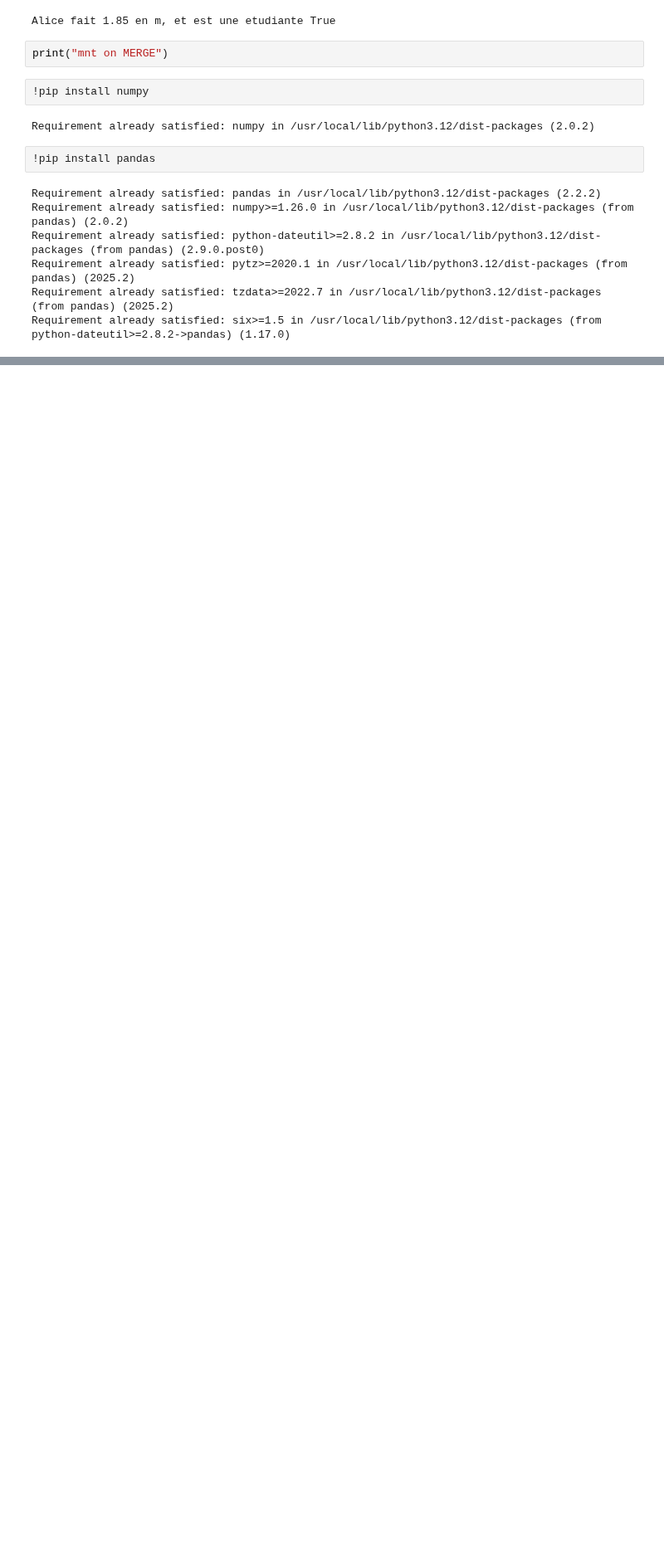
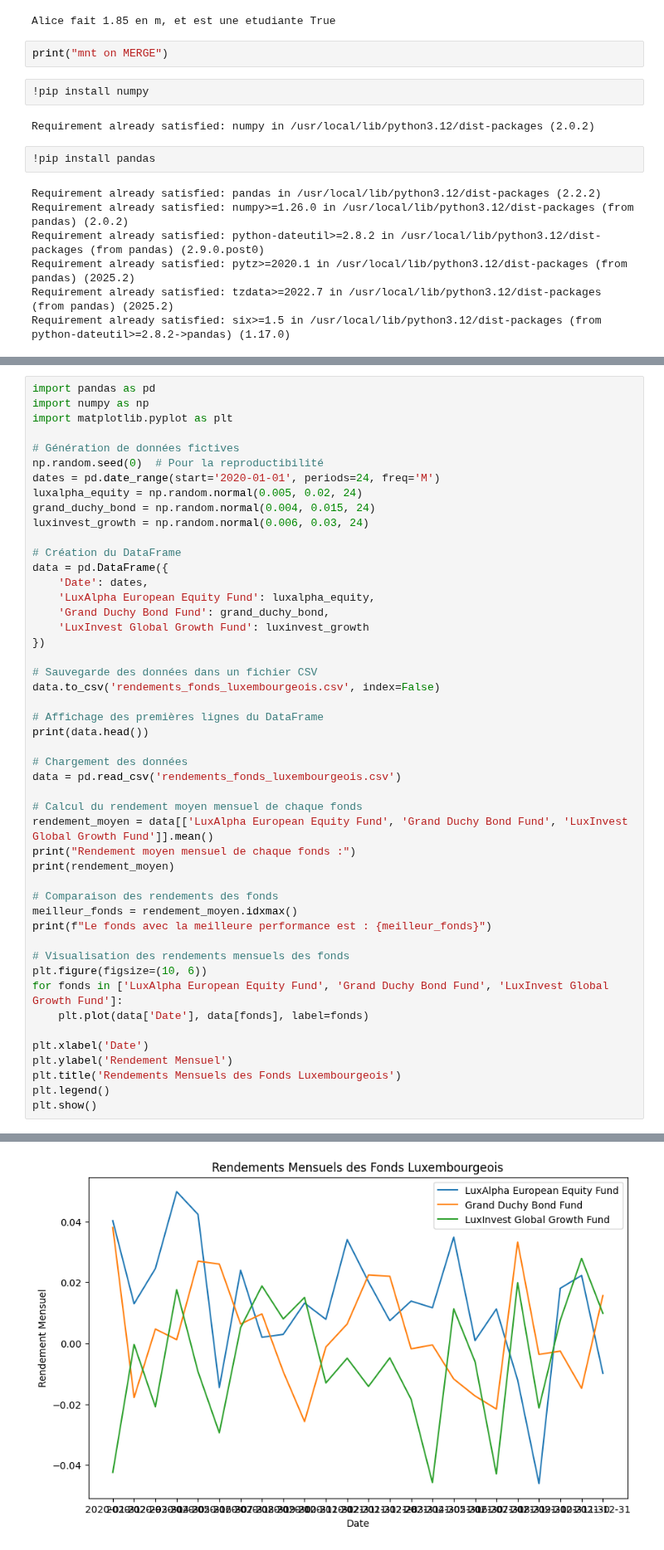
Before and after one commit to SitrakaZuLetzebuerg/ECM_DDEFI_2526_Cours1, a Jupyter notebook: Cours_1.ipynb, the cells around one changed output, grey strips where cells are left out. Shown at 83% size. Drawn from its saved outputs; the diff is of its cells as text; blank space fills up the shorter version.

```diff
--- a/Cours_1.ipynb
+++ b/Cours_1.ipynb
@@ -38,0 +88,49 @@ Requirement already satisfied: six>=1.5 in /usr/local/lib/python3.12/dist-packag
+# %%
+import pandas as pd
+import numpy as np
+import matplotlib.pyplot as plt
+
+# Génération de données fictives
+np.random.seed(0)  # Pour la reproductibilité
+dates = pd.date_range(start='2020-01-01', periods=24, freq='M')
+luxalpha_equity = np.random.normal(0.005, 0.02, 24)
+grand_duchy_bond = np.random.normal(0.004, 0.015, 24)
+luxinvest_growth = np.random.normal(0.006, 0.03, 24)
+
+# Création du DataFrame
+data = pd.DataFrame({
+    'Date': dates,
+    'LuxAlpha European Equity Fund': luxalpha_equity,
+    'Grand Duchy Bond Fund': grand_duchy_bond,
+    'LuxInvest Global Growth Fund': luxinvest_growth
+})
+
+# Sauvegarde des données dans un fichier CSV
+data.to_csv('rendements_fonds_luxembourgeois.csv', index=False)
+
+# Affichage des premières lignes du DataFrame
+print(data.head())
+
+# Chargement des données
+data = pd.read_csv('rendements_fonds_luxembourgeois.csv')
+
+# Calcul du rendement moyen mensuel de chaque fonds
+rendement_moyen = data[['LuxAlpha European Equity Fund', 'Grand Duchy Bond Fund', 'LuxInvest Global Growth Fund']].mean()
+print("Rendement moyen mensuel de chaque fonds :")
+print(rendement_moyen)
+
+# Comparaison des rendements des fonds
+meilleur_fonds = rendement_moyen.idxmax()
+print(f"Le fonds avec la meilleure performance est : {meilleur_fonds}")
+
+# Visualisation des rendements mensuels des fonds
+plt.figure(figsize=(10, 6))
+for fonds in ['LuxAlpha European Equity Fund', 'Grand Duchy Bond Fund', 'LuxInvest Global Growth Fund']:
+    plt.plot(data['Date'], data[fonds], label=fonds)
+
+plt.xlabel('Date')
+plt.ylabel('Rendement Mensuel')
+plt.title('Rendements Mensuels des Fonds Luxembourgeois')
+plt.legend()
+plt.show()
+# %% [output]
@@ -38,0 +156 @@ Requirement already satisfied: six>=1.5 in /usr/local/lib/python3.12/dist-packag
+[figure, added]
```
Also changed, not shown: parts of 7 cells of this notebook.
